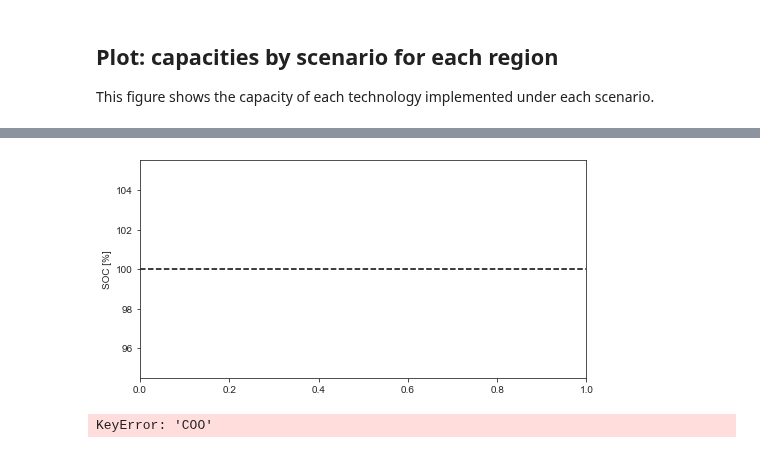
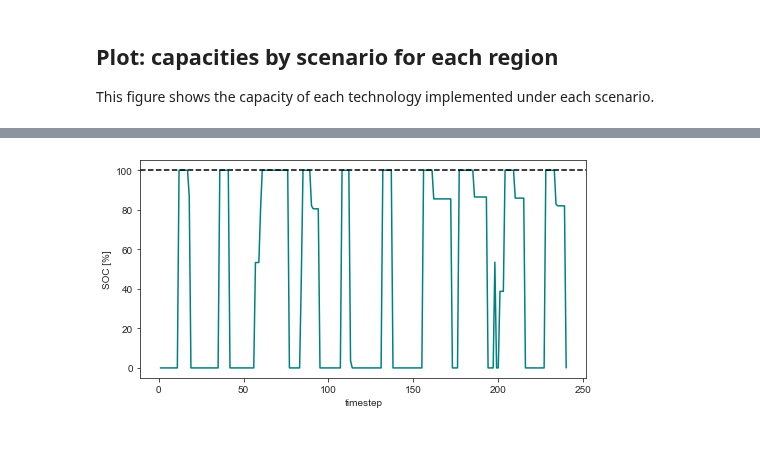
Before and after one commit to amanmajid/nextra, a Jupyter notebook: analysis/icae_results.ipynb, the cells around one changed output, grey strips where cells are left out. Cells and saved outputs as stored; diff of their text form; code cells hidden in the pictures.

```diff
--- a/analysis/icae_results.ipynb
+++ b/analysis/icae_results.ipynb
@@ -304,9 +304,5 @@ f.savefig('../outputs/figures/supp_capacity_by_scenario.pdf',bbox_inches='tight'
 # %%
 node = 'gaza_battery_storage'
-results['NCO'].plot_battery_storage_volume(node=node,days=10**9,month=6)
+results['NCO'].plot_battery_storage_volume(node=node,days=10,month=1)
 # %% [output]
-[figure, old version]
+[figure, new version]
-# %%
-results['COO'].plot_supply_curve(region='israel',days=15,month=6,year=2030)
-# %% [output]
-KeyError: 'COO'
```
Also changed, not shown: parts of 3 cells of this notebook, 4 other files.
